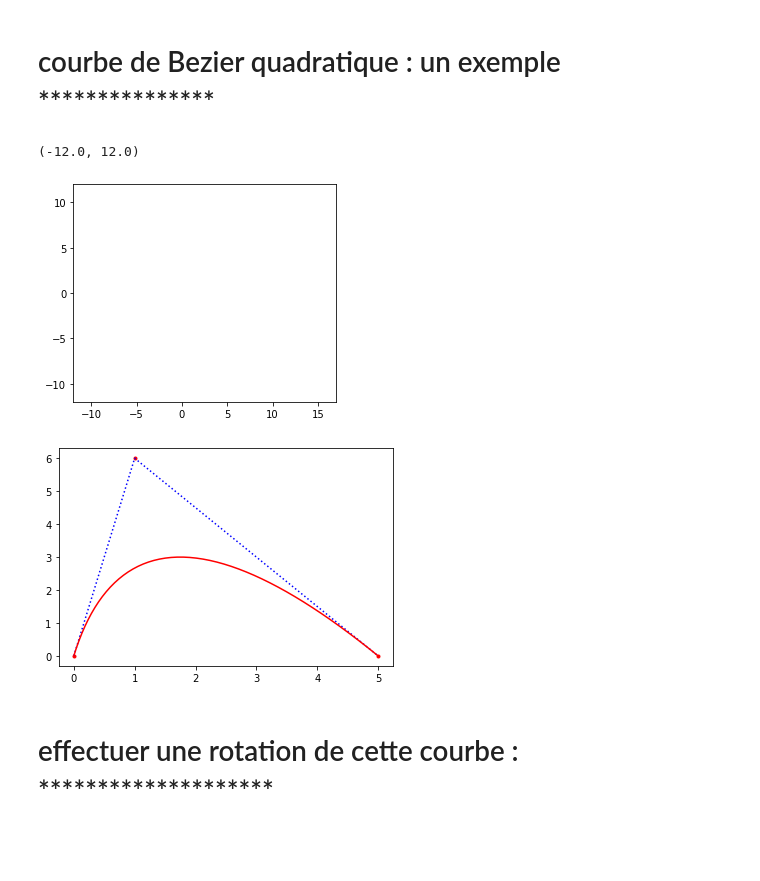
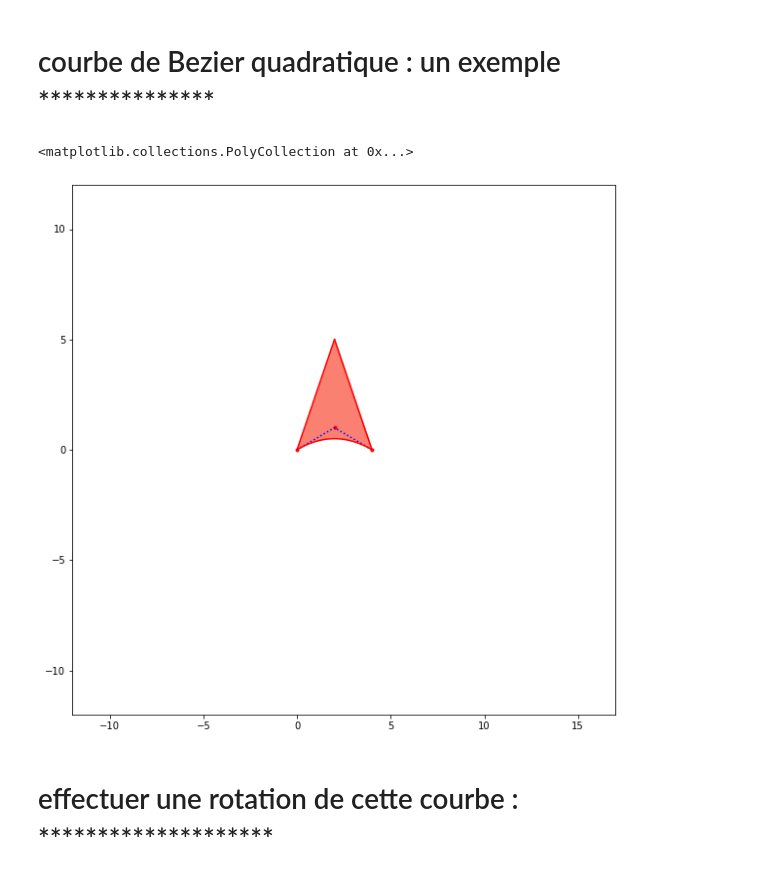
Before and after one commit to aquadzn/dut-informatique, a Jupyter notebook: S3/Modelisation/TP04.ipynb, the cells around one changed output. Drawn from its saved outputs; the diff is of its cells as text; code cells hidden in the pictures; blank space fills up the shorter version.

```diff
--- a/S3/Modelisation/TP04.ipynb
+++ b/S3/Modelisation/TP04.ipynb
@@ -37,6 +37,8 @@ def visu_BezierQuad(matPointControl,str):
     visu_point(matPointControl,'r.')
     visu_point(matPointControl,'b:')
     visu_point(matPoint,str)
+
+    return matPoint
 # %%
 def visu_BezierCubic(matPointControl,str):
     n=50
@@ -61,24 +63,49 @@ def visu_BezierCubic(matPointControl,str):
     visu_point(matPoint,str)
 # %% [markdown]
 # courbe de Bezier quadratique : un exemple  ***************
-# %%
-plt.axis('scaled') # la position est importante
-taille=11
-plt.xlim(-taille-1, taille+1+5)
-plt.ylim(-taille-1, taille+1)
-# %% [output]
-(-12.0, 12.0)
-[figure, removed]
 # %%
 matPointControl = np.array([
         [0, 0],
-        [1, 6],
-        [5, 0]
-    ])
+        [2, 1],
+        [4, 0]
+])
-# %%
-visu_BezierQuad(matPointControl.T, "-r")
-# %% [output]
-[figure, removed]
+# %%
+plt.figure(figsize=(10, 10))
+plt.xlim(-taille-1, taille+1+5)
+plt.ylim(-taille-1, taille+1)
+visu_segment(np.array([[0, 0]]).T, np.array([[2, 5]]).T, "-r")
+visu_segment(np.array([[4, 0]]).T, np.array([[2, 5]]).T, "-r")
+
+res = visu_BezierQuad(matPointControl.T, "-r")
+
+plt.fill_between(
+    np.array([
+        0, 2
+    ]),
+    np.array([
+        0, 5
+    ]),
+    color="salmon"
+)
+
+plt.fill_between(
+    np.array([
+        4, 2
+    ]),
+    np.array([
+        0, 5
+    ]),
+    color="salmon"
+)
+
+plt.fill_between(
+    res[0],
+    res[1],
+    color="white"
+)
+# %% [output]
+<matplotlib.collections.PolyCollection at 0x...>
+[figure, added]
 # %%
 plt.show()
 # %% [markdown]
```
Also changed, not shown: 1 other file.
